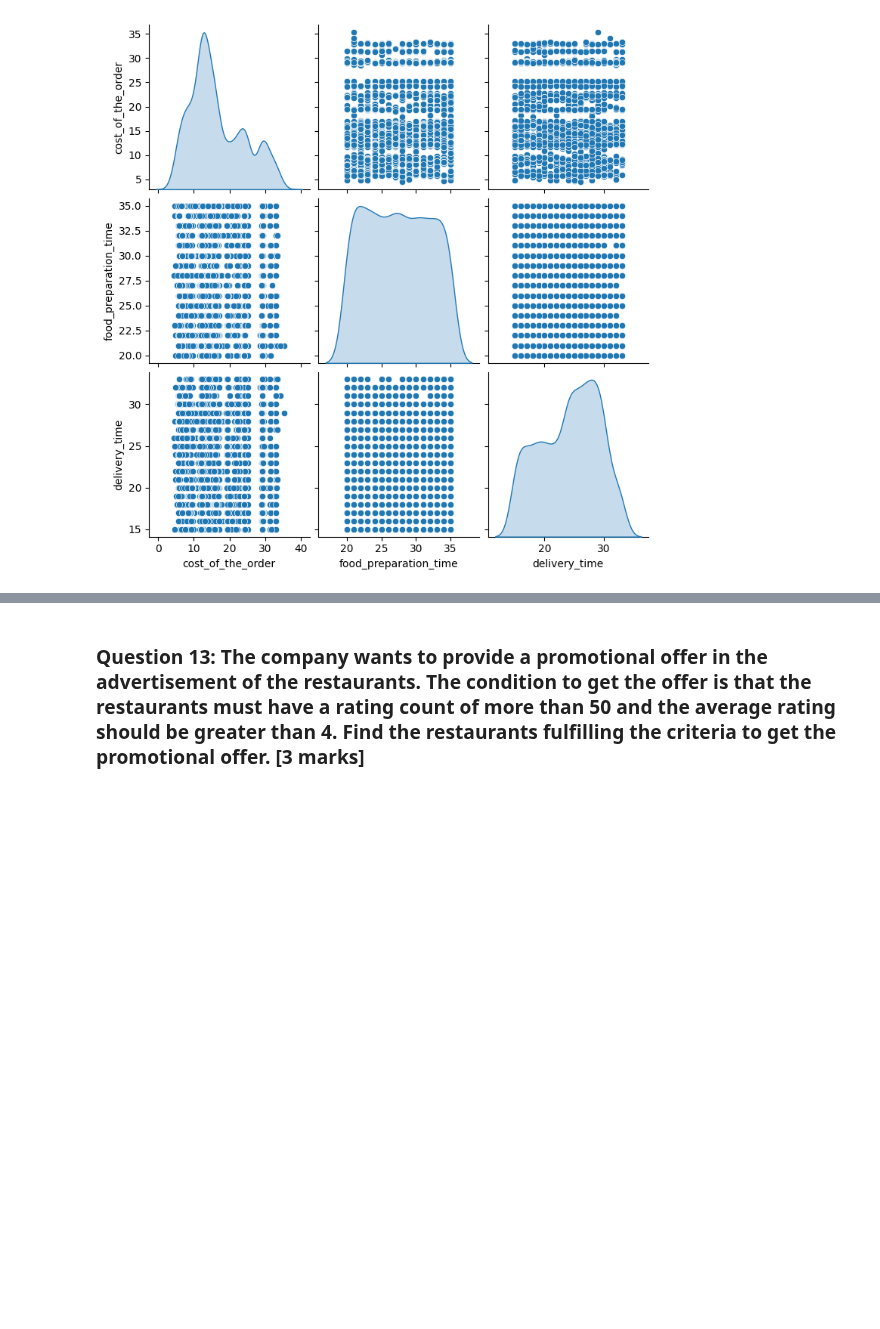
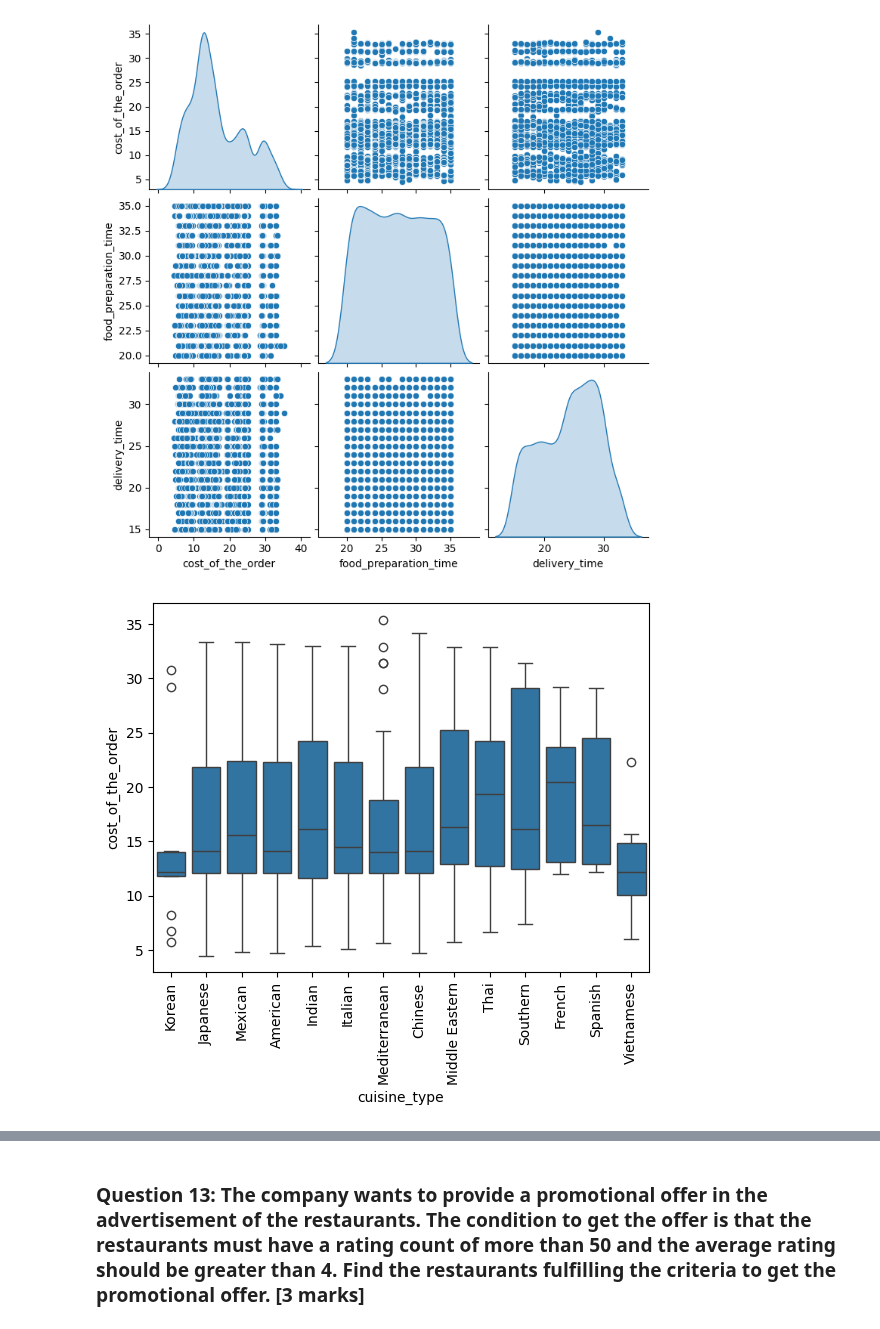
Before and after one commit to Suhaskarthik/python-foodhub-project, a Jupyter notebook: foodhub_project.ipynb, the cells around one changed output, grey strips where cells are left out. Drawn from its saved outputs; the diff is of its cells as text; code cells hidden in the pictures; blank space fills up the shorter version.

```diff
--- a/foodhub_project.ipynb
+++ b/foodhub_project.ipynb
@@ -341,3 +340,9 @@ sns.pairplot(data=new_df[num_var], diag_kind="kde")
 plt.show()
 # %% [output]
 [figure]
+# %%
+# Observation on Cost of orders per cuisine type
+sns.boxplot(data=df, x='cuisine_type', y='cost_of_the_order')
+plt.xticks(rotation=90);
+# %% [output]
+[figure, added]
```
Also changed, not shown: parts of 2 cells of this notebook.
